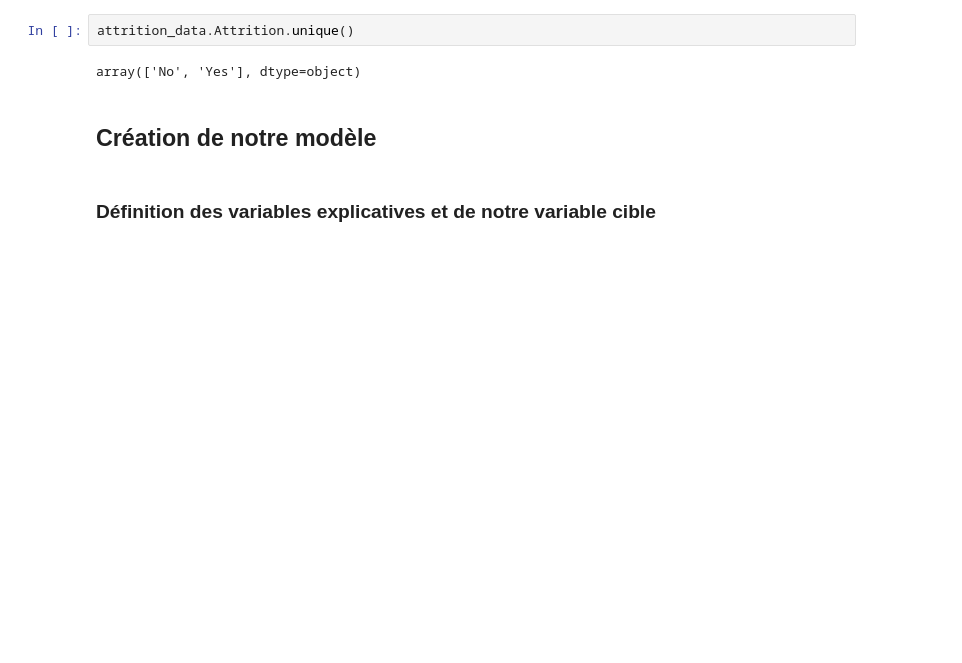
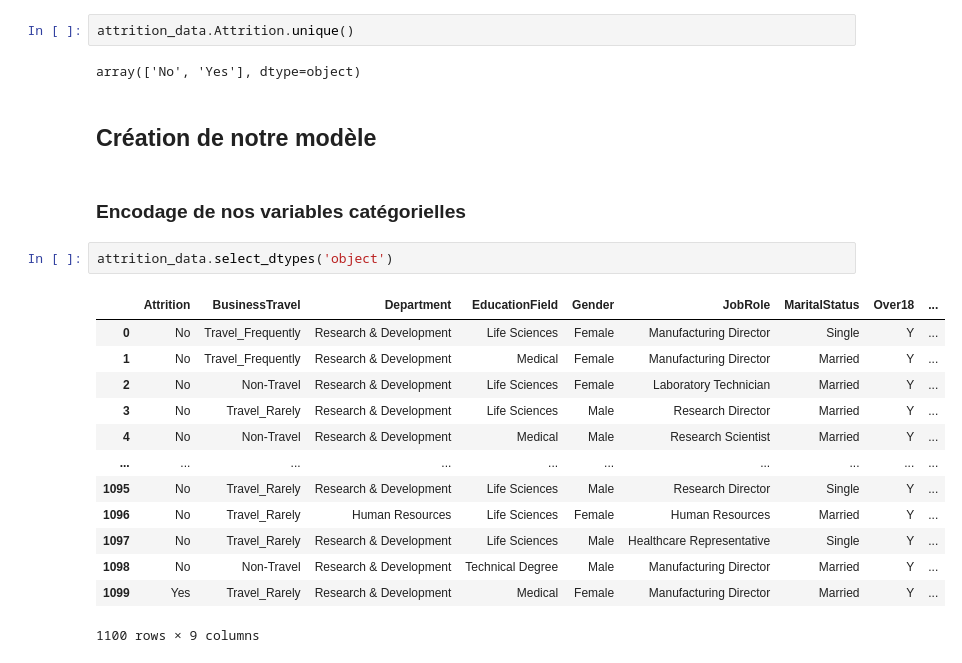
Before and after one commit to MrRachidK/Brief-10-Employees-Turnover, a Jupyter notebook: notebook/data_analyze.ipynb, the cells around one changed output. Drawn from its saved outputs; the diff is of its cells as text; blank space fills up the shorter version.

```diff
--- a/notebook/data_analyze.ipynb
+++ b/notebook/data_analyze.ipynb
@@ -83,5 +116,21 @@ attrition_data.Attrition.unique()
 array(['No', 'Yes'], dtype=object)
 # %% [markdown]
 ## Création de notre modèle
-# %% [markdown]
-### Définition des variables explicatives et de notre variable cible
+# %% [markdown]
+### Encodage de nos variables catégorielles
+# %%
+attrition_data.select_dtypes('object')
+# %% [output]
+|  | Attrition | BusinessTravel | Department | EducationField | Gender | JobRole | MaritalStatus | Over18 | ... |
+| 0 | No | Travel_Frequently | Research & Development | Life Sciences | Female | Manufacturing Director | Single | Y | ... |
+| 1 | No | Travel_Frequently | Research & Development | Medical | Female | Manufacturing Director | Married | Y | ... |
+| 2 | No | Non-Travel | Research & Development | Life Sciences | Female | Laboratory Technician | Married | Y | ... |
+| 3 | No | Travel_Rarely | Research & Development | Life Sciences | Male | Research Director | Married | Y | ... |
+| 4 | No | Non-Travel | Research & Development | Medical | Male | Research Scientist | Married | Y | ... |
+| ... | ... | ... | ... | ... | ... | ... | ... | ... | ... |
+| 1095 | No | Travel_Rarely | Research & Development | Life Sciences | Male | Research Director | Single | Y | ... |
+| 1096 | No | Travel_Rarely | Human Resources | Life Sciences | Female | Human Resources | Married | Y | ... |
+| 1097 | No | Travel_Rarely | Research & Development | Life Sciences | Male | Healthcare Representative | Single | Y | ... |
+| 1098 | No | Non-Travel | Research & Development | Technical Degree | Male | Manufacturing Director | Married | Y | ... |
+| 1099 | Yes | Travel_Rarely | Research & Development | Medical | Female | Manufacturing Director | Married | Y | ... |
+1100 rows × 9 columns
```
Also changed, not shown: parts of 23 cells of this notebook.
